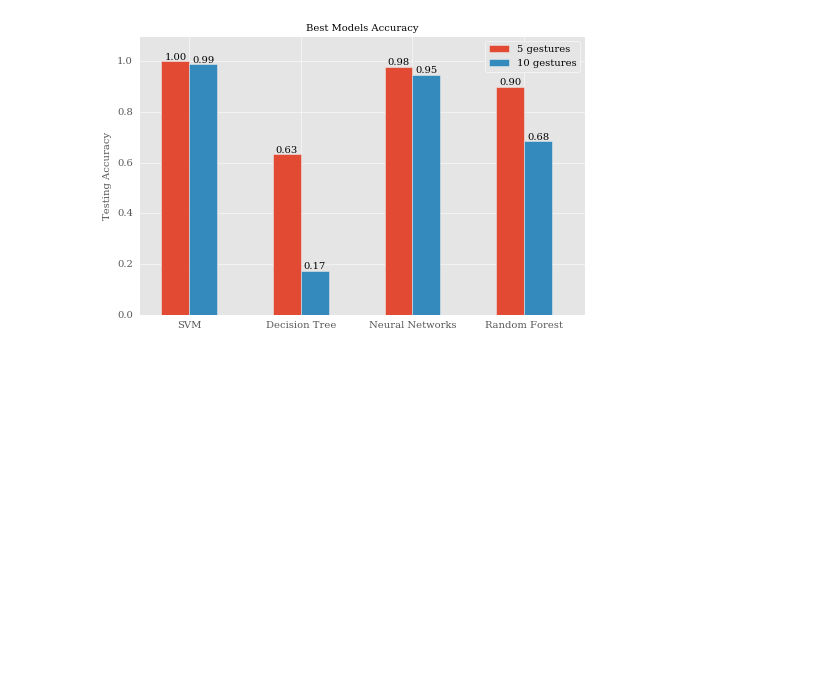
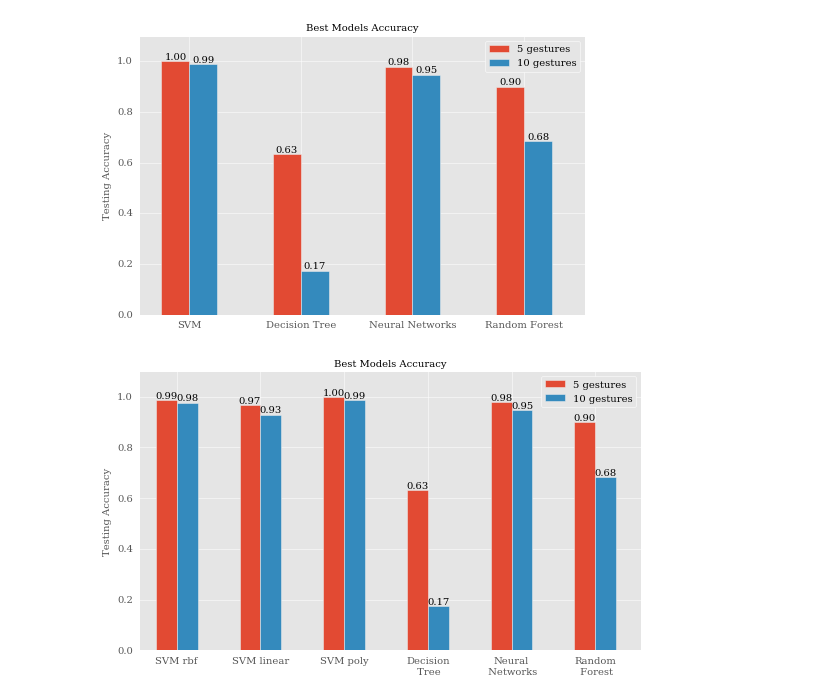
Before and after one commit to hosamshahin/Fall2015_ML_Project, a Jupyter notebook: results/Analysis.ipynb, the cells around one changed output. Saved outputs shown, nothing was run; the diff lists cells and outputs as text; code cells hidden in the pictures; blank space fills up the shorter version.

Commit message:
details graph

```diff
--- a/results/Analysis.ipynb
+++ b/results/Analysis.ipynb
@@ -348,3 +348,87 @@ plt.savefig('allModels.png', format='png', bbox_inches='tight',dpi=300)
 ('5', OrderedDict([('svm', {'kernel': 'poly', 'C': 0.7196856730011514, 'degree': 4, 'gamma': 51.79474679231202}), ('decisionTree', {'max_features': 'auto', 'splitter': 'best', 'max_depth': 26}), ('MLP ...
 ('10', OrderedDict([('svm', {'kernel': 'poly', 'C': 0.020235896477251575, 'degree': 4, 'gamma': 6.250551925273976}), ('decisionTree', {'max_features': 'auto', 'splitter': 'best', 'max_depth': 17}), (' ...
 [figure]
+# %%
+from collections import OrderedDict
+
+def byteify(input):
+    if isinstance(input, dict):
+        return {byteify(key):byteify(value) for key,value in input.iteritems()}
+    elif isinstance(input, list):
+        return [byteify(element) for element in input]
+    elif isinstance(input, unicode):
+        return input.encode('utf-8')
+    else:
+        return input
+
+with open('run_hyperOpt.json') as data_file:
+    trials = json.load(data_file)
+
+trials = byteify(trials)
+
+bestResults = OrderedDict([('svm_rbf',10), ('svm_linear',10), ('svm_poly',10), ('decisionTree',10),
+               ('MLPClassifier',10), ('RandomForestClassifier',10)])
+bestModels = OrderedDict([('svm_rbf',10), ('svm_linear',10), ('svm_poly',10), ('decisionTree',10),
+               ('MLPClassifier',10), ('RandomForestClassifier',10)])
+
+for model in trials:
+    model_type = model['model_params']['type']
+    if model_type == 'svm':
+        model_type = model_type + '_' + model['model_params']['params']['kernel']
+    model_result = model['result']
+    if model_type in bestResults:
+        if model_result < bestResults[model_type]:
+            bestResults[model_type] = model_result
+            bestModels[model_type] = model['model_params']['params']
+    else:
+        bestResults[model_type] = model_result
+
+# 5 --------------------
+with open('run_hyperopt_5.json') as data_file:
+    trials = json.load(data_file)
+
+trials = byteify(trials)
+
+bestResults_5 = OrderedDict([('svm_rbf',10), ('svm_linear',10), ('svm_poly',10), ('decisionTree',10),
+               ('MLPClassifier',10), ('RandomForestClassifier',10)])
+bestModels_5 = OrderedDict([('svm_rbf',10), ('svm_linear',10), ('svm_poly',10), ('decisionTree',10),
+               ('MLPClassifier',10), ('RandomForestClassifier',10)])
+
+for model in trials:
+    model_type = model['model_params']['type']
+    if model_type == 'svm':
+        model_type = model_type + '_' + model['model_params']['params']['kernel']
+    model_result = model['result']
+    if model_type in bestResults_5:
+        if model_result < bestResults_5[model_type]:
+            bestResults_5[model_type] = model_result
+            bestModels_5[model_type] = model['model_params']['params']
+    else:
+        bestResults_5[model_type] = model_result
+
+# --------------------
+dataLists = np.zeros((2,6))
+
+i = 0
+for key, value in bestResults_5.iteritems():
+    dataLists[0, i] = 1 - value
+    i += 1
+
+i = 0
+for key, value in bestResults.iteritems():
+    dataLists[1, i] = 1 - value
+    i += 1
+
+
+modelsNames = ['SVM rbf', 'SVM linear', 'SVM poly', 'Decision\n Tree', 'Neural\n Networks', 'Random\n Forest']
+plot_bar(dataLists, xlabels=modelsNames, ylabel='Testing Accuracy',
+         legendLabels=['5 gestures', '10 gestures'], title="Best Models Accuracy", figsize=[9,5])
+
+
+# print("5", bestModels_5)
+# print("10", bestModels)
+
+# Save output
+plt.savefig('allModels_details.png', format='png', bbox_inches='tight',dpi=300)
+# %% [output]
+[figure, added]
```
Also changed, not shown: 1 other file.
